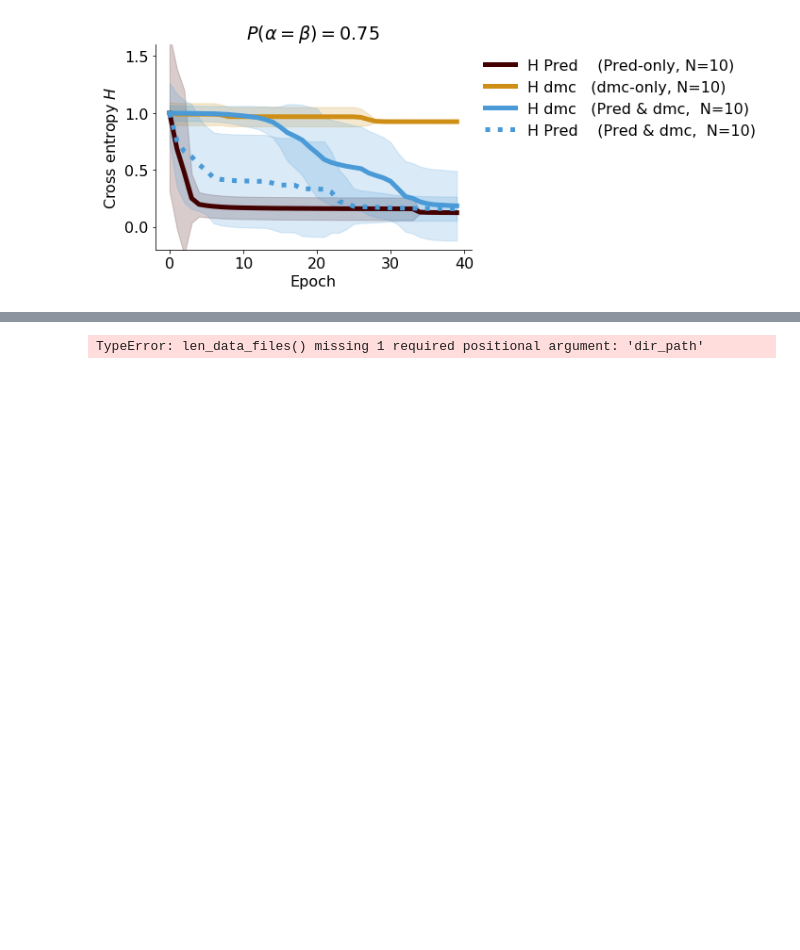
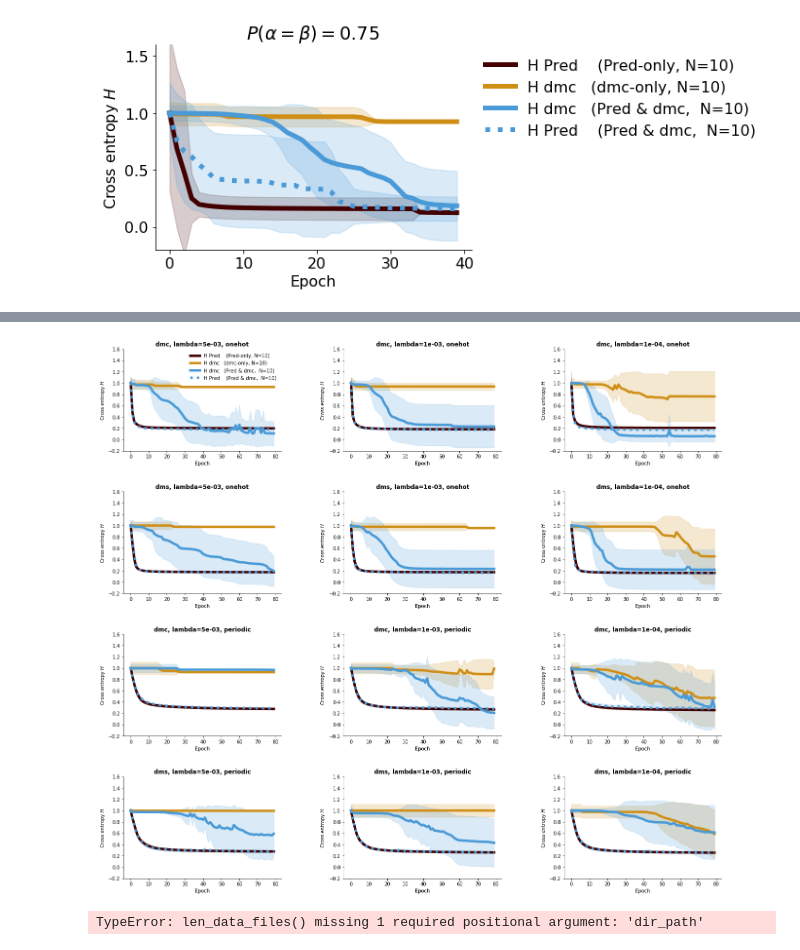
Before and after one commit to vdplasthijs/eavesdropping, a Jupyter notebook: multitasking learning for recurrent nets.ipynb, the cells around one changed output, grey strips where cells are left out. Saved outputs shown, nothing was run; the diff lists cells and outputs as text; code cells hidden in the pictures; blank space fills up the shorter version.

```diff
--- a/multitasking learning for recurrent nets.ipynb
+++ b/multitasking learning for recurrent nets.ipynb
@@ -361,3 +360,18 @@ prm.plot_effect_eavesdropping_learning(task='dmc', ratio_exp_str='7525',
+# %%
+fig, ax = plt.subplots(4, 3, figsize=(22, 20), gridspec_kw={'wspace': 0.4, 'hspace': 0.4})
+
+for i_spars, spars in enumerate(['5e-03', '1e-03', '1e-04']):
+    for i_task, task in enumerate(['dmc', 'dms']):
+        for i_nat, nat in enumerate(['onehot', 'periodic']):
+            prm.plot_effect_eavesdropping_learning(task=task, ratio_exp_str='7525',
+                                                   sparsity_str=spars, nature_stim=nat,
+                                                   ax=ax[i_task + 2 * i_nat][i_spars],
+                                                   plot_legend=(i_spars == 0 and i_task ==0 and i_nat == 0))
+            ax[i_task + 2 * i_nat][i_spars].set_title(f'{task}, lambda={spars}, {nat}',
+                                                     fontdict={'weight': 'bold'})
+# plt.savefig('figures/learning_efficiency_dmc_dms.pdf', bbox_inches='tight')
+# %% [output]
+[figure, added]
 # %%
 prm.
 # %% [output]
```
Also changed, not shown: parts of 4 cells of this notebook, 19 other files.
